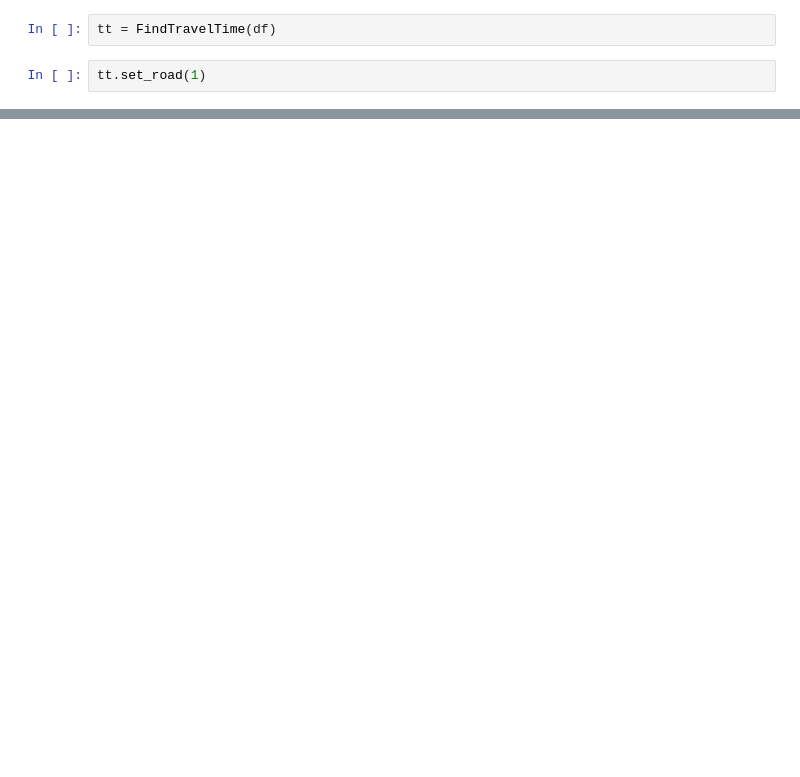
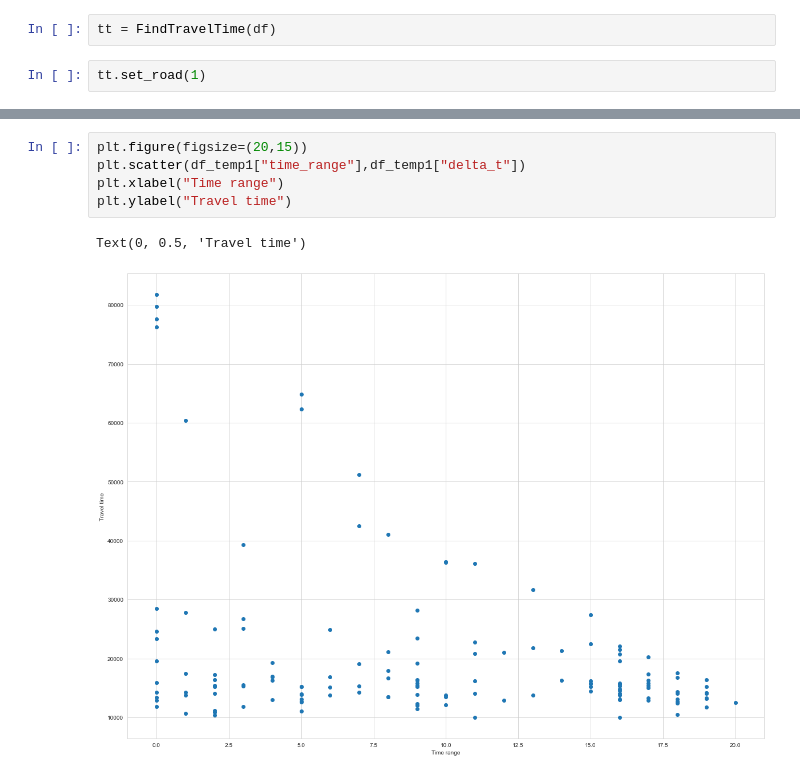
Before and after one commit to Travel-Time-Prediction/explore-gps-log-data, a Jupyter notebook: explores/find_traveltime.ipynb, the cells around one changed output, grey strips where cells are left out. Saved outputs shown, nothing was run; the diff lists cells and outputs as text; blank space fills up the shorter version.

```diff
--- a/explores/find_traveltime.ipynb
+++ b/explores/find_traveltime.ipynb
@@ -69,0 +81,8 @@ df_temp2
+# %%
+plt.figure(figsize=(20,15))
+plt.scatter(df_temp1["time_range"],df_temp1["delta_t"])
+plt.xlabel("Time range")
+plt.ylabel("Travel time")
+# %% [output]
+Text(0, 0.5, 'Travel time')
+[figure, added]
```
Also changed, not shown: parts of 16 cells of this notebook, 1 other file.
